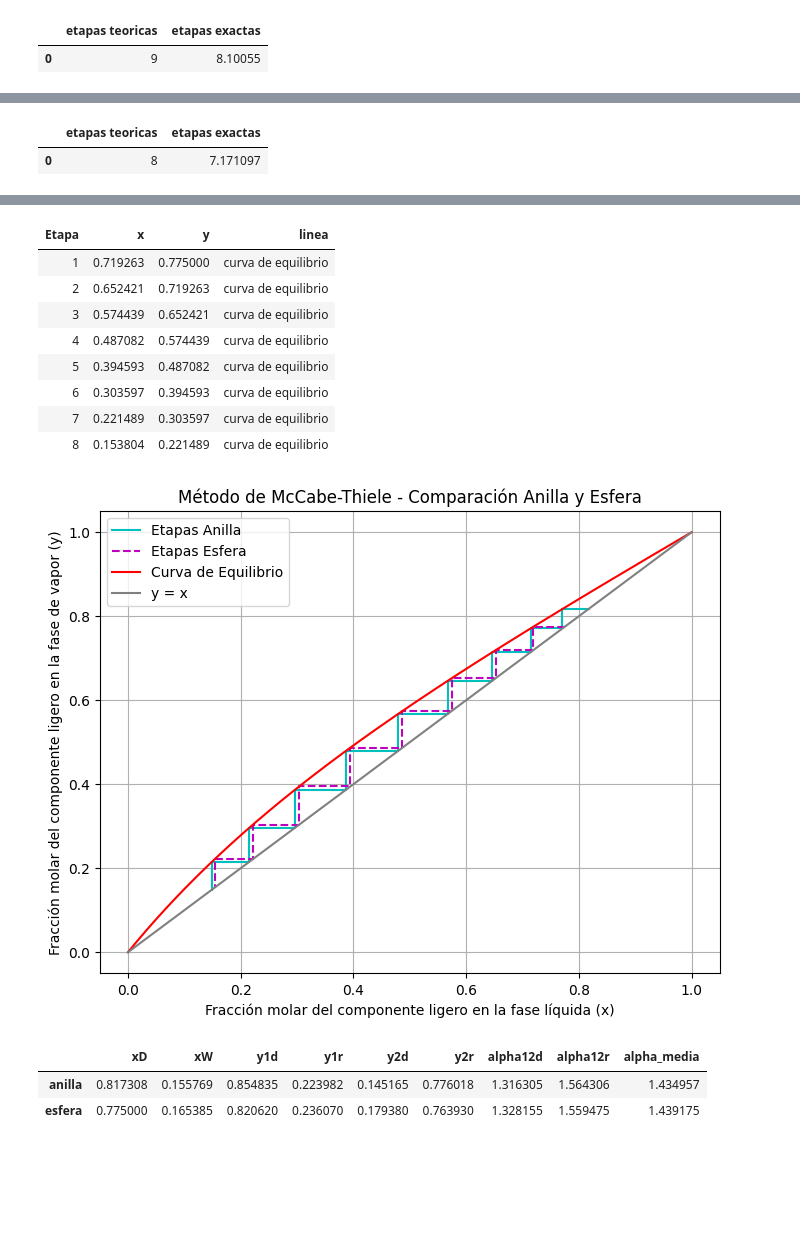
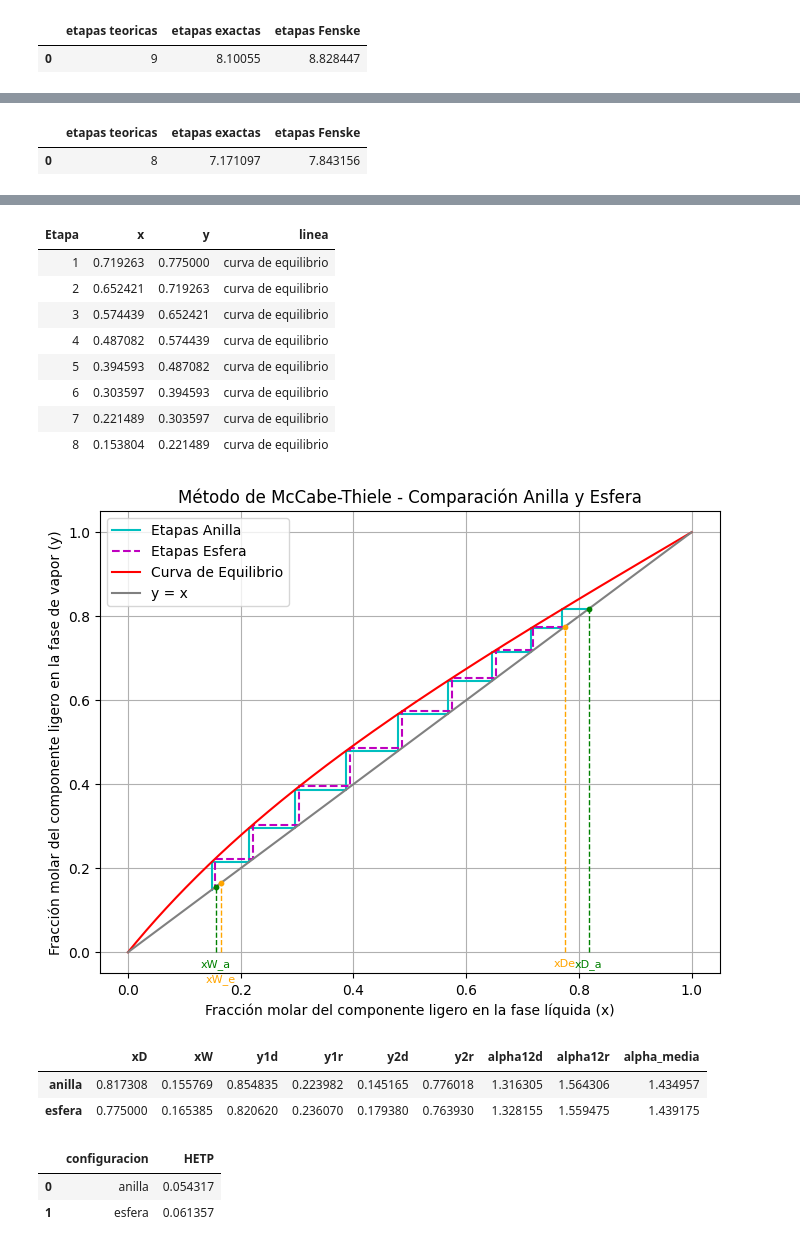
Before and after one commit to ChristianPh404/exp2, a Jupyter notebook: Pract15.ipynb, the cells around one changed output, grey strips where cells are left out. Saved outputs shown, nothing was run; the diff lists cells and outputs as text; code cells hidden in the pictures; blank space fills up the shorter version.

```diff
--- a/Pract15.ipynb
+++ b/Pract15.ipynb
@@ -487,7 +435,9 @@ IR_Residuo_anilla =1.4189
 IR_Residuo_esfera =1.4184
 resultados = {}
 Z = []
-
+x_plot =[]
+H = 0.44 # altura de la columna en metros
+HEPT = []
 for configuracion in ['anilla', 'esfera']:
     if configuracion == 'anilla':
         IR_destilado = IR_destilado_anilla
@@ -499,6 +449,11 @@ for configuracion in ['anilla', 'esfera']:
     # Calcular XD, XB
     xD = (IR_destilado - IR_ciclohexano) / (IR_hexano - IR_ciclohexano)
     xW = (IR_Residuo - IR_ciclohexano) / (IR_hexano - IR_ciclohexano)
+    x_plot.append({
+        'configuracion': configuracion,
+        'xD': xD,
+        'xW': xW
+    })
 
     # Interpolar
     y1d = np.interp(xD, x1, y1)
@@ -591,7 +546,13 @@ for configuracion in ['anilla', 'esfera']:
 
     Etapas_frame = pd.DataFrame({
         'etapas teoricas': [len(data['Etapa'])],
-        'etapas exactas': [Nt_etapas]
+        'etapas exactas': [Nt_etapas],
+        'etapas Fenske': (np.log10((xD/xW)* ((1-xW)/(1-xD))))/(np.log10(alpha_media))
+    })
+    HEPT.append({
+        'configuracion': configuracion,
+        'HETP': H/Nt_etapas
+
     })
      # Guardar resultados en la lista Z
     display(Etapas_frame)
@@ -614,8 +575,8 @@ for configuracion in ['anilla', 'esfera']:
         y = S[i * 2 + 2, 1]
         plt.text(mid_x, y, f'{i+1}', fontsize=10, verticalalignment='bottom', horizontalalignment='left')
 
-    plt.text(xD, -0.015, 'xD', color='green', fontsize=8, verticalalignment='top', horizontalalignment='center')
-    plt.text(xW, -0.05, 'xW', color='green', fontsize=8, verticalalignment='top', horizontalalignment='center')
+    plt.text(xD, -0.005, 'xD', color='green', fontsize=8, verticalalignment='top', horizontalalignment='center')
+    plt.text(xW, -0.025, 'xW', color='green', fontsize=8, verticalalignment='top', horizontalalignment='center')
 
     plt.ylim(0, 1)
     plt.xlabel('Fracción molar del componente ligero en la fase líquida (x)')
@@ -633,6 +594,20 @@ for datos in Z:
         plt.plot(datos['S'][:, 0], datos['S'][:, 1], color='c', linestyle='-', label='Etapas Anilla')
     elif datos['configuracion'] == 'esfera':
         plt.plot(datos['S'][:, 0], datos['S'][:, 1], color='m', linestyle='--', label='Etapas Esfera')
+for datos in x_plot:
+    if datos['configuracion'] == 'anilla':
+        plt.scatter([datos['xD'], datos['xW']], [datos['xD'], datos['xW']], color='g', zorder=5, s=10)
+        plt.plot([datos['xD'], datos['xD']], [0, datos['xD']], color='green', linestyle='--', linewidth=1)
+        plt.plot([datos['xW'], datos['xW']], [0, datos['xW']], color='green', linestyle='--', linewidth=1)
+        plt.text(datos['xD'], -0.015, 'xD_a', color='green', fontsize=8, verticalalignment='top', horizontalalignment='center')
+        plt.text(datos['xW'], -0.015, 'xW_a', color='green', fontsize=8, verticalalignment='top', horizontalalignment='center')
+    elif datos['configuracion'] == 'esfera':
+        plt.scatter([datos['xD'], datos['xW']], [datos['xD'], datos['xW']], color='orange', zorder=5, s=10)
+        plt.plot([datos['xD'], datos['xD']], [0, datos['xD']], color='orange', linestyle='--', linewidth=1)
+        plt.plot([datos['xW'], datos['xW']], [0, datos['xW']], color='orange', linestyle='--', linewidth=1)
+        plt.text(datos['xD'], -0.015, 'xDe', color='orange', fontsize=8, verticalalignment='top', horizontalalignment='center')
+        plt.text(datos['xW'], -0.05, 'xW_e', color='orange', fontsize=8, verticalalignment='top', horizontalalignment='center')
+
 plt.plot(x1, y1, label='Curva de Equilibrio', color='r')
 plt.plot([0, 1], [0, 1], color='gray', label='y = x ')
 plt.xlabel('Fracción molar del componente ligero en la fase líquida (x)')
@@ -645,6 +620,7 @@ plt.show()
 # Crear DataFrame para mostrar resultados
 resultados_df = pd.DataFrame(resultados).T
 display(resultados_df)
+display(pd.DataFrame(HEPT))
 # %% [output]
-|  | etapas teoricas | etapas exactas |
-| 0 | 9 | 8.10055 |
+|  | etapas teoricas | etapas exactas | etapas Fenske |
+| 0 | 9 | 8.10055 | 8.828447 |
@@ -659,5 +635,5 @@ display(resultados_df)
 | 7 | 0.296601 | 0.387150 | curva de equilibrio |
 | 8 | 0.215489 | 0.296601 | curva de equilibrio |
 | 9 | 0.149093 | 0.215489 | curva de equilibrio |
-|  | etapas teoricas | etapas exactas |
-| 0 | 8 | 7.171097 |
+|  | etapas teoricas | etapas exactas | etapas Fenske |
+| 0 | 8 | 7.171097 | 7.843156 |
@@ -665,13 +641,16 @@ display(resultados_df)
 | Etapa | x | y | linea |
 | 1 | 0.719263 | 0.775000 | curva de equilibrio |
 | 2 | 0.652421 | 0.719263 | curva de equilibrio |
 | 3 | 0.574439 | 0.652421 | curva de equilibrio |
 | 4 | 0.487082 | 0.574439 | curva de equilibrio |
 | 5 | 0.394593 | 0.487082 | curva de equilibrio |
 | 6 | 0.303597 | 0.394593 | curva de equilibrio |
 | 7 | 0.221489 | 0.303597 | curva de equilibrio |
 | 8 | 0.153804 | 0.221489 | curva de equilibrio |
-[figure, old version]
+[figure, new version]
 |  | xD | xW | y1d | y1r | y2d | y2r | alpha12d | alpha12r | alpha_media |
 | anilla | 0.817308 | 0.155769 | 0.854835 | 0.223982 | 0.145165 | 0.776018 | 1.316305 | 1.564306 | 1.434957 |
 | esfera | 0.775000 | 0.165385 | 0.820620 | 0.236070 | 0.179380 | 0.763930 | 1.328155 | 1.559475 | 1.439175 |
+|  | configuracion | HETP |
+| 0 | anilla | 0.054317 |
+| 1 | esfera | 0.061357 |
```
Also changed, not shown: parts of 2 cells of this notebook.
